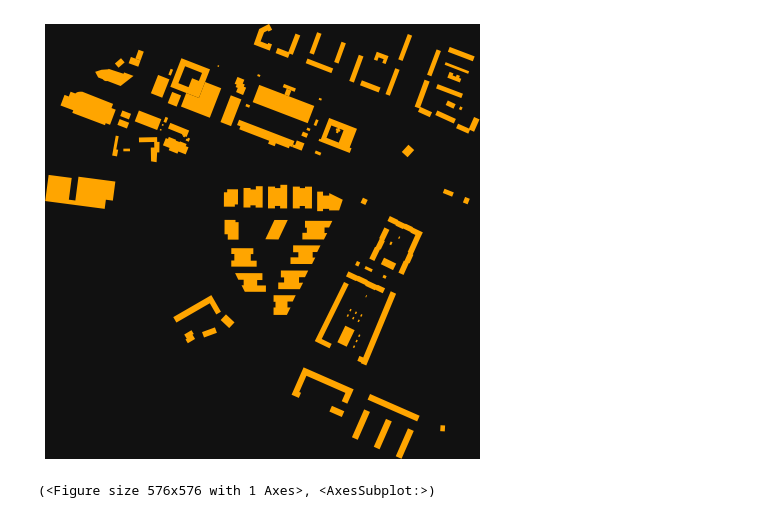
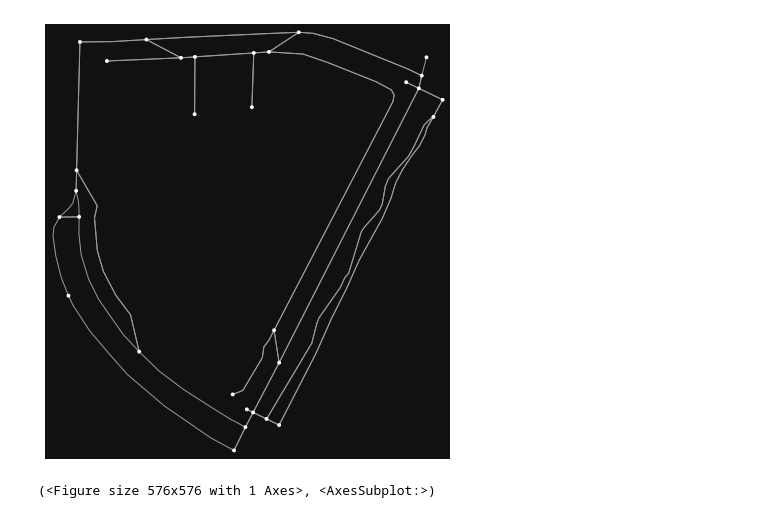
Before and after one commit to sf-d/Etalon_site_test, a Jupyter notebook: city_test.ipynb, the cells around one changed output. Saved outputs shown, nothing was run; the diff lists cells and outputs as text; code cells hidden in the pictures.

```diff
--- a/city_test.ipynb
+++ b/city_test.ipynb
@@ -5,11 +5,15 @@ from IPython.display import IFrame
 # %%
 place_name = 'Бизнес-парк "Ростех-Сити"'
 area = ox.geocode_to_gdf(place_name)
 point = (55.82209792174043, 37.426770333466656)
-G = ox.graph_from_point(point, dist=1000, dist_type="network", network_type="all")
+G = ox.graph_from_place(place_name, network_type="all", buffer_dist = 50)
+G_projected = ox.project_graph(G)
+ox.plot_graph(G_projected)
 
-A = ox.geometries_from_point(point, tags = {'building': True}, dist=500)
-ox.plot_footprints(A)
+
+
+#A = ox.geometries_from_point(point, tags = {'building': True}, dist=500)
+#ox.plot_footprints(A)
 # %% [output]
-[figure, old version]
+[figure, new version]
 (<Figure size 576x576 with 1 Axes>, <AxesSubplot:>)
```
Also changed, not shown: 2 other files.
